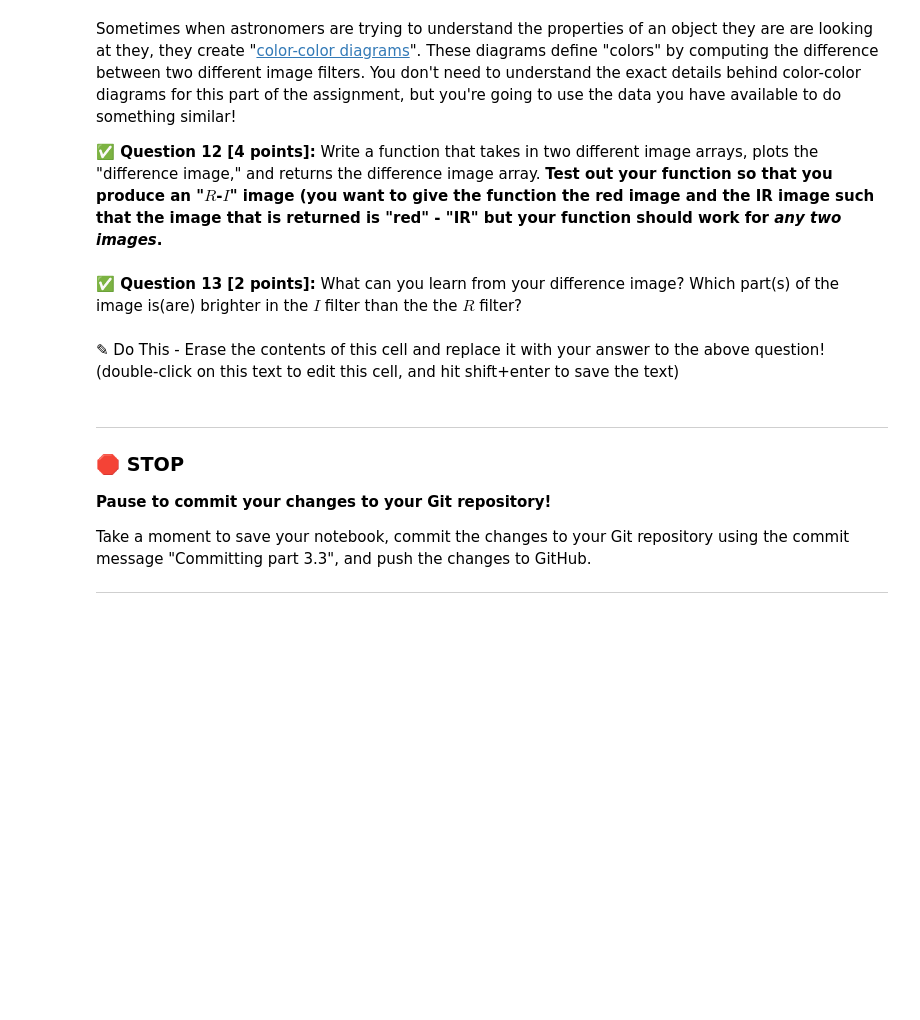
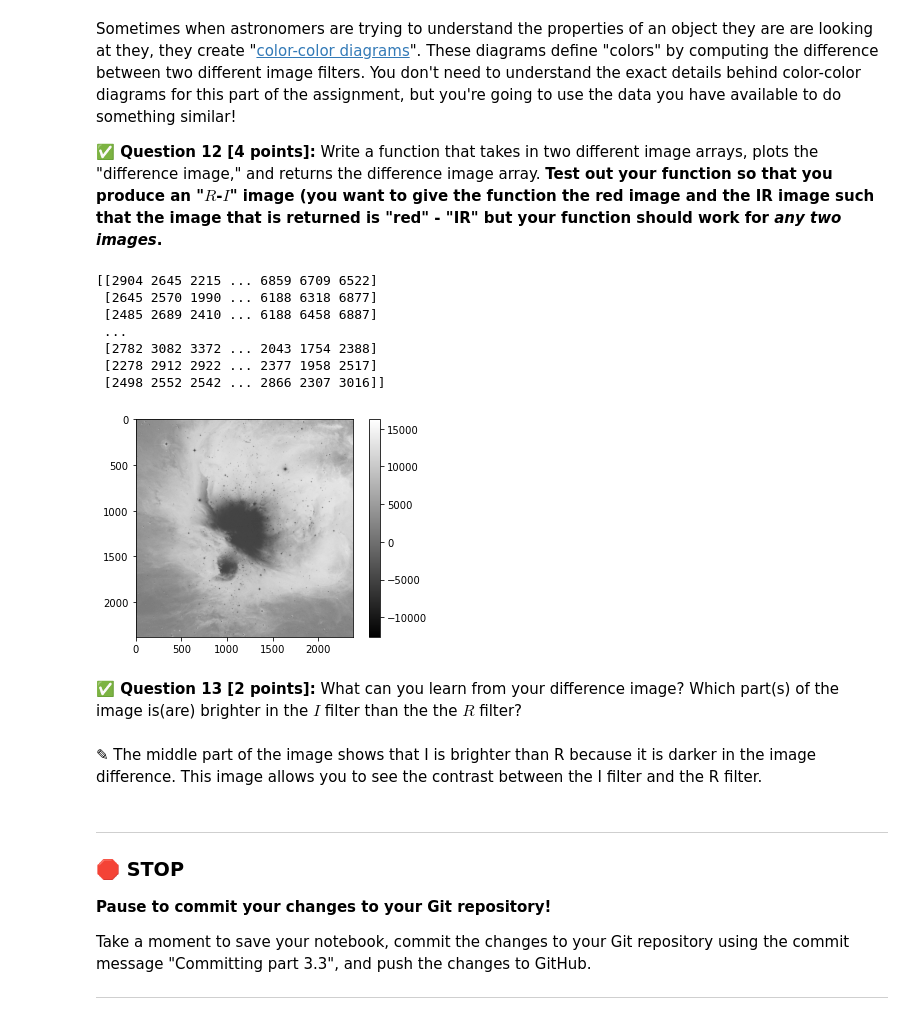
Before and after one commit to Jacob-Rancour/cmse202-s21-turnin, a Jupyter notebook: hw-01/HW-01_GitPracticeDebuggingAndPythonPackages-Jacob_Rancour.ipynb, the cells around one changed output. Saved outputs shown, nothing was run; the diff lists cells and outputs as text; code cells hidden in the pictures; blank space fills up the shorter version.

Commit message:
Committing part 3.3

```diff
--- a/hw-01/HW-01_GitPracticeDebuggingAndPythonPackages-Jacob_Rancour.ipynb
+++ b/hw-01/HW-01_GitPracticeDebuggingAndPythonPackages-Jacob_Rancour.ipynb
@@ -291,7 +319,26 @@ Sometimes when astronomers are trying to understand the properties of an object
+# %%
+# Put your code here
+def img_diff(a,b):
+    image_diff = a-b
+    plt.figure()
+    plt.imshow(image_diff,cmap='gray')
+    plt.colorbar()
+    return image_diff
+new_array = img_diff(image_data_red,image_data_ir)
+print(new_array)
+# %% [output]
+[[2904 2645 2215 ... 6859 6709 6522]
+ [2645 2570 1990 ... 6188 6318 6877]
+ [2485 2689 2410 ... 6188 6458 6887]
+ ...
+ [2782 3082 3372 ... 2043 1754 2388]
+ [2278 2912 2922 ... 2377 1958 2517]
+ [2498 2552 2542 ... 2866 2307 3016]]
+[figure, added]
 # %% [markdown]
 **&#9989; Question 13 [2 points]:** What can you learn from your difference image? Which part(s) of the image is(are) brighter in the $I$ filter than the the $R$ filter?
-# %% [markdown]
-<font size=+3>&#9998;</font> Do This - Erase the contents of this cell and replace it with your answer to the above question!  (double-click on this text to edit this cell, and hit shift+enter to save the text)
+# %% [markdown]
+<font size=+3>&#9998;</font> The middle part of the image shows that I is brighter than R because it is darker in the image difference. This image allows you to see the contrast between the I filter and the R filter.
 # %% [markdown]
 ---
 ### &#128721; STOP
```
Also changed, not shown: parts of 12 cells of this notebook.
